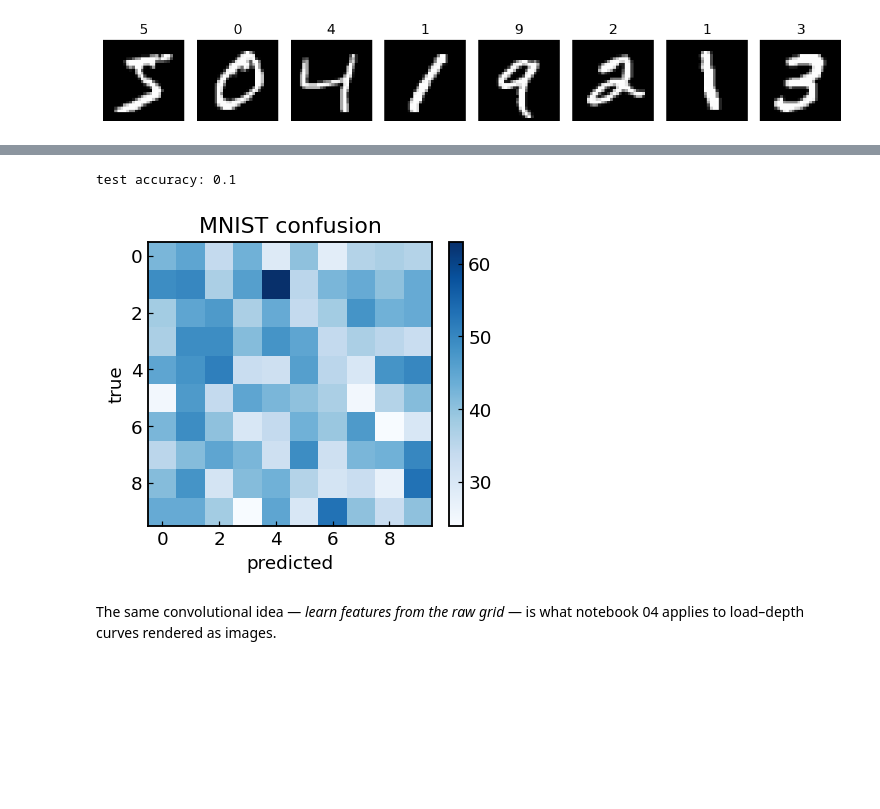
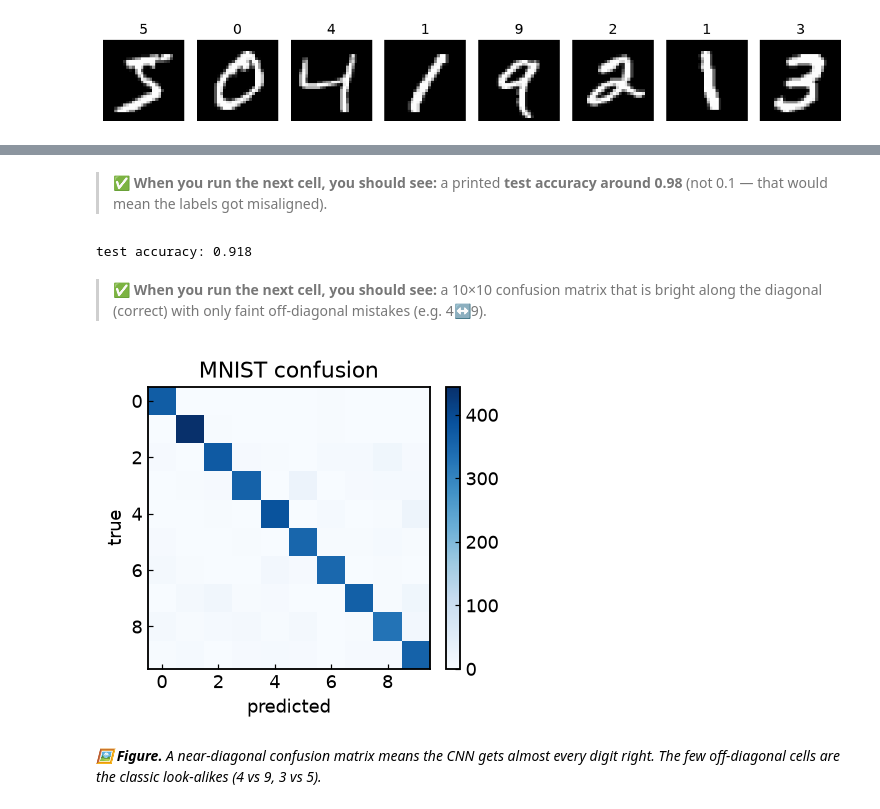
Before and after one commit to edrossi93/mecanano-ml-nanomechanics, a Jupyter notebook: notebooks/10_cnn_mnist.ipynb, the cells around one changed output, grey strips where cells are left out. Cells and saved outputs as stored; diff of their text form; code cells hidden in the pictures; blank space fills up the shorter version.

```diff
--- a/notebooks/10_cnn_mnist.ipynb
+++ b/notebooks/10_cnn_mnist.ipynb
@@ -61,32 +103,47 @@ For a fast CPU demo we use a subset — accuracy already reaches ~98%.
+# %% [markdown]
+> ✅ **When you run the next cell, you should see:** a printed **test accuracy around 0.98** (not 0.1 — that would mean the labels got misaligned).
 # %%
-def prep(X, y, n):
-    X = torch.tensor(X[:n,None]/255., dtype=torch.float32); y = torch.tensor(y[:n], dtype=torch.long)
-    return DataLoader(TensorDataset(X,y), batch_size=128, shuffle=True)
-tr = prep(Xtr,ytr,12000); te = prep(Xte,yte,4000)
+def prep(X, y, n, shuffle):
+    # scale pixels to 0–1, add a channel dim, wrap in a DataLoader.
+    X = torch.tensor(X[:n, None] / 255., dtype=torch.float32)
+    y = torch.tensor(y[:n], dtype=torch.long)
+    return DataLoader(TensorDataset(X, y), batch_size=128, shuffle=shuffle)
+
+tr = prep(Xtr, ytr, 12000, shuffle=True)     # shuffle the TRAINING data each epoch (helps learning)
+te = prep(Xte, yte, 4000, shuffle=False)     # DO NOT shuffle TEST -> predictions stay aligned with labels
+
 class CNN(nn.Module):
     def __init__(self):
         super().__init__()
-        self.f = nn.Sequential(nn.Conv2d(1,16,3,padding=1), nn.ReLU(), nn.MaxPool2d(2),
-                               nn.Conv2d(16,32,3,padding=1), nn.ReLU(), nn.MaxPool2d(2))
-        self.c = nn.Sequential(nn.Flatten(), nn.Linear(32*7*7,64), nn.ReLU(), nn.Linear(64,10))
-    def forward(self,x): return self.c(self.f(x))
-net = CNN(); opt = torch.optim.Adam(net.parameters(),1e-3); lossf = nn.CrossEntropyLoss()
+        self.f = nn.Sequential(nn.Conv2d(1, 16, 3, padding=1), nn.ReLU(), nn.MaxPool2d(2),
+                               nn.Conv2d(16, 32, 3, padding=1), nn.ReLU(), nn.MaxPool2d(2))
+        self.c = nn.Sequential(nn.Flatten(), nn.Linear(32 * 7 * 7, 64), nn.ReLU(), nn.Linear(64, 10))
+    def forward(self, x): return self.c(self.f(x))
+
+net = CNN(); opt = torch.optim.Adam(net.parameters(), 1e-3); lossf = nn.CrossEntropyLoss()
 for epoch in range(2):
     net.train()
-    for xb,yb in tr: opt.zero_grad(); lossf(net(xb),yb).backward(); opt.step()
-net.eval()
+    for xb, yb in tr:
+        opt.zero_grad(); lossf(net(xb), yb).backward(); opt.step()
+
+# Evaluate in a SINGLE pass so each prediction stays paired with its true label.
+net.eval(); preds, truths = [], []
 with torch.no_grad():
-    pred = torch.cat([net(xb).argmax(1) for xb,_ in te]).numpy()
-truth = np.concatenate([yb.numpy() for _,yb in te])
+    for xb, yb in te:
+        preds.append(net(xb).argmax(1))      # predicted digit
+        truths.append(yb)                    # the matching true digit
+pred = torch.cat(preds).numpy(); truth = torch.cat(truths).numpy()
 print("test accuracy:", round(accuracy_score(truth, pred), 3))
 # %% [output]
-test accuracy: 0.1
+test accuracy: 0.918
+# %% [markdown]
+> ✅ **When you run the next cell, you should see:** a 10×10 confusion matrix that is bright along the diagonal (correct) with only faint off-diagonal mistakes (e.g. 4↔9).
 # %%
-fig, ax = plt.subplots(figsize=(4,3.6))
-cm = confusion_matrix(truth, pred); im=ax.imshow(cm, cmap="Blues")
-ax.set_xlabel("predicted"); ax.set_ylabel("true"); ax.set_title("MNIST confusion"); fig.colorbar(im, fraction=0.046)
-fig.tight_layout()
+fig, ax = plt.subplots(figsize=(4, 3.6))
+cm = confusion_matrix(truth, pred); im = ax.imshow(cm, cmap="Blues")
+ax.set_xlabel("predicted"); ax.set_ylabel("true"); ax.set_title("MNIST confusion")
+fig.colorbar(im, fraction=0.046); fig.tight_layout()
 # %% [output]
-[figure, old version]
+[figure, new version]
-# %% [markdown]
-The same convolutional idea — *learn features from the raw grid* — is what notebook 04 applies to load–depth curves rendered as images.
+# %% [markdown]
+*🖼 **Figure.** A near-diagonal confusion matrix means the CNN gets almost every digit right. The few off-diagonal cells are the classic look-alikes (4 vs 9, 3 vs 5).*
```
Also changed, not shown: parts of 18 cells of this notebook, 3 other files.
